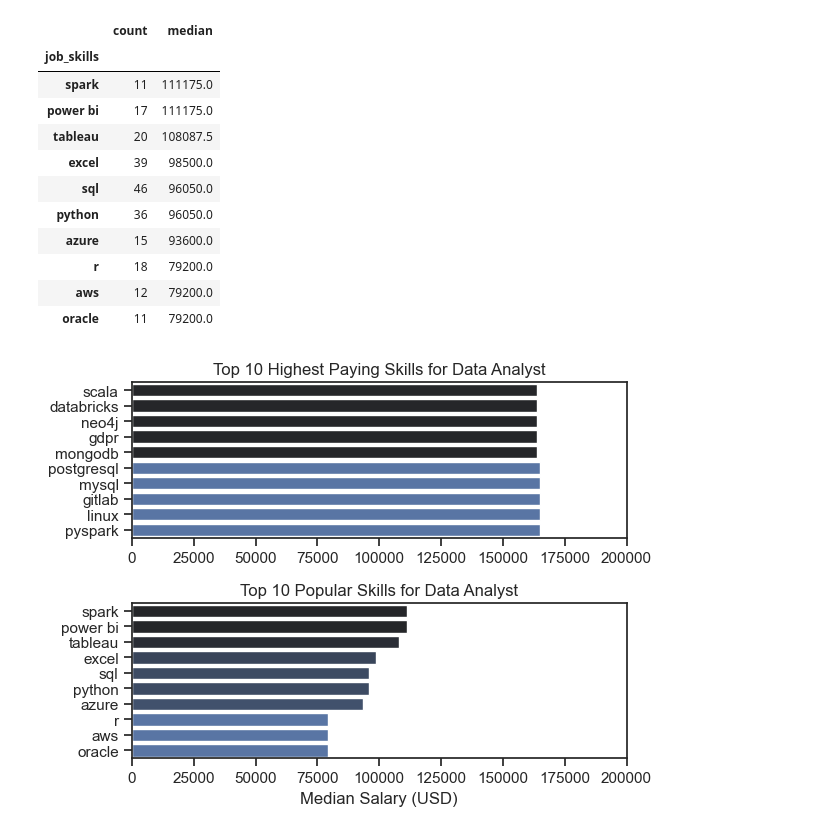
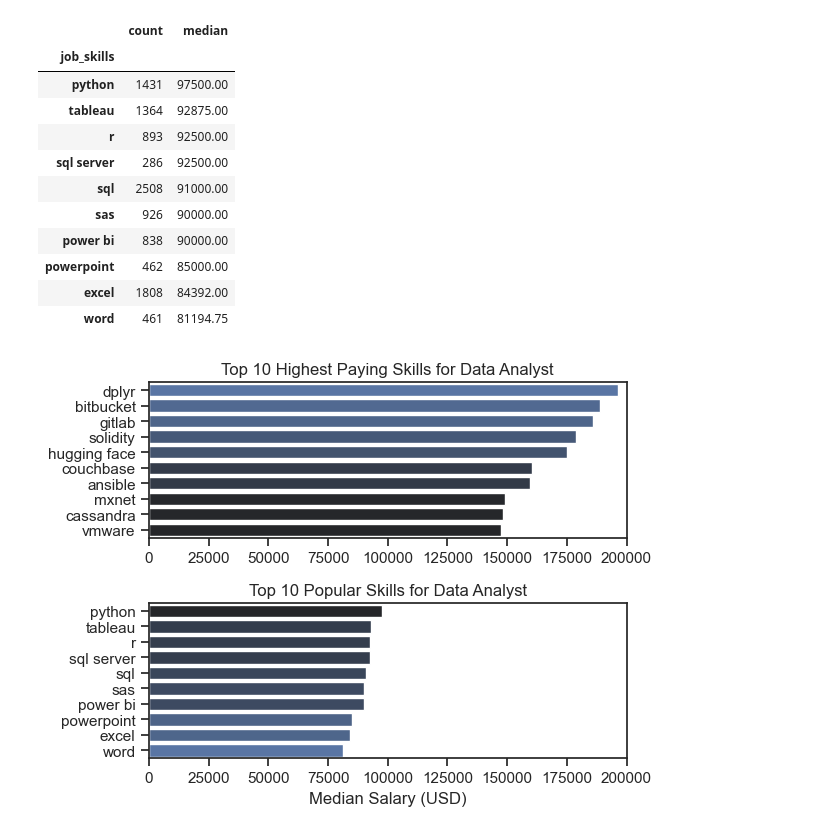
Before and after one commit to avish-attri/Data-Analyst-Job-Analysis, a Jupyter notebook: 4_Salary_Analysis.ipynb, the cells around one changed output. Cells and saved outputs as stored; diff of their text form; code cells hidden in the pictures.

```diff
--- a/4_Salary_Analysis.ipynb
+++ b/4_Salary_Analysis.ipynb
@@ -16,9 +13,9 @@ Found the latest cached dataset configuration 'default' at C:\Users\ether\.cache
 # %%
-df_IN = df[df['job_country'] == 'India'].copy()
+df_US = df[df['job_country'] == 'United States'].copy()
 
-job_titles = ['Data Engineer', 'Data Scientist', 'Data Analyst', 'Senior Data Scientist','Senior Data Analyst']
+job_titles = ['Data Engineer', 'Data Scientist', 'Data Analyst', 'Senior Data Scientist','Senior Data Analyst', 'Senior Data Engineer']
 
-df_IN_5 = df_IN[df_IN['job_title_short'].isin(job_titles)]
+df_US_5 = df_US[df_US['job_title_short'].isin(job_titles)]
 
-df_IN_5_order = df_IN_5.groupby('job_title_short')['salary_year_avg'].median().sort_values(ascending=False).index
+df_US_5_order = df_US_5.groupby('job_title_short')['salary_year_avg'].median().sort_values(ascending=False).index
 # %%
@@ -38,50 +35,47 @@ plt.show()
 # %%
-df_IN = df_IN[df_IN['job_title_short'] == 'Data Analyst']
-df_IN = df_IN.dropna(subset=['salary_year_avg'])
-df_IN_exploded = df_IN.explode('job_skills')
+df_US = df_US[df_US['job_title_short'] == 'Data Analyst']
+df_US = df_US.dropna(subset=['salary_year_avg'])
+df_US_exploded = df_US.explode('job_skills')
 
-df_IN_top_payed = df_IN_exploded.groupby('job_skills')['salary_year_avg'].agg(['count','median']).sort_values(by='median',ascending=False).head(10)
+df_US_top_payed = df_US_exploded.groupby('job_skills')['salary_year_avg'].agg(['count','median']).sort_values(by='median',ascending=False).head(10)
 
-df_IN_popular = df_IN_exploded.groupby('job_skills')['salary_year_avg'].agg(['count','median']).sort_values(by='count',ascending=False).head(10).sort_values(by='median',ascending=False)
+df_US_popular = df_US_exploded.groupby('job_skills')['salary_year_avg'].agg(['count','median']).sort_values(by='count',ascending=False).head(10).sort_values(by='median',ascending=False)
 # %%
-df_IN_popular
+df_US_popular
 # %% [output]
 |  | count | median |
 | job_skills |  |  |
-| spark | 11 | 111175.0 |
-| power bi | 17 | 111175.0 |
-| tableau | 20 | 108087.5 |
-| excel | 39 | 98500.0 |
-| sql | 46 | 96050.0 |
-| python | 36 | 96050.0 |
-| azure | 15 | 93600.0 |
-| r | 18 | 79200.0 |
-| aws | 12 | 79200.0 |
-| oracle | 11 | 79200.0 |
+| python | 1431 | 97500.00 |
+| tableau | 1364 | 92875.00 |
+| r | 893 | 92500.00 |
+| sql server | 286 | 92500.00 |
+| sql | 2508 | 91000.00 |
+| sas | 926 | 90000.00 |
+| power bi | 838 | 90000.00 |
+| powerpoint | 462 | 85000.00 |
+| excel | 1808 | 84392.00 |
+| word | 461 | 81194.75 |
 # %%
 fig, ax = plt.subplots(2,1)
 
 sns.set_theme(style='ticks')
 
-
-sns.barplot(data=df_IN_top_payed, x='median', y=df_IN_top_payed.index, ax=ax[0], hue='median', palette='dark:b')
-ax[0].invert_yaxis()
+sns.barplot(data=df_US_top_payed, x='median', y=df_US_top_payed.index, ax=ax[0], hue='median', palette='dark:b')
 ax[0].set_title('Top 10 Highest Paying Skills for Data Analyst')
 ax[0].set_ylabel('')
 ax[0].set_xlabel('')
 ax[0].legend().remove()
 ax[0].set_xlim(0,200000)
 
 
-sns.barplot(df_IN_popular, x='median', y=df_IN_popular.index, ax=ax[1], hue='median', palette='dark:b_r')
-
+sns.barplot(df_US_popular, x='median', y=df_US_popular.index, ax=ax[1], hue='median', palette='dark:b_r')
 ax[1].set_title('Top 10 Popular Skills for Data Analyst')
 ax[1].set_xlim(ax[0].get_xlim())
 ax[1].legend().remove()
 ax[1].set_ylabel('')
 ax[1].set_xlabel('Median Salary (USD)')
 
 fig.tight_layout()
 plt.show()
 # %% [output]
-[figure, old version]
+[figure, new version]
```
Also changed, not shown: parts of 2 cells of this notebook, 5 other files.
